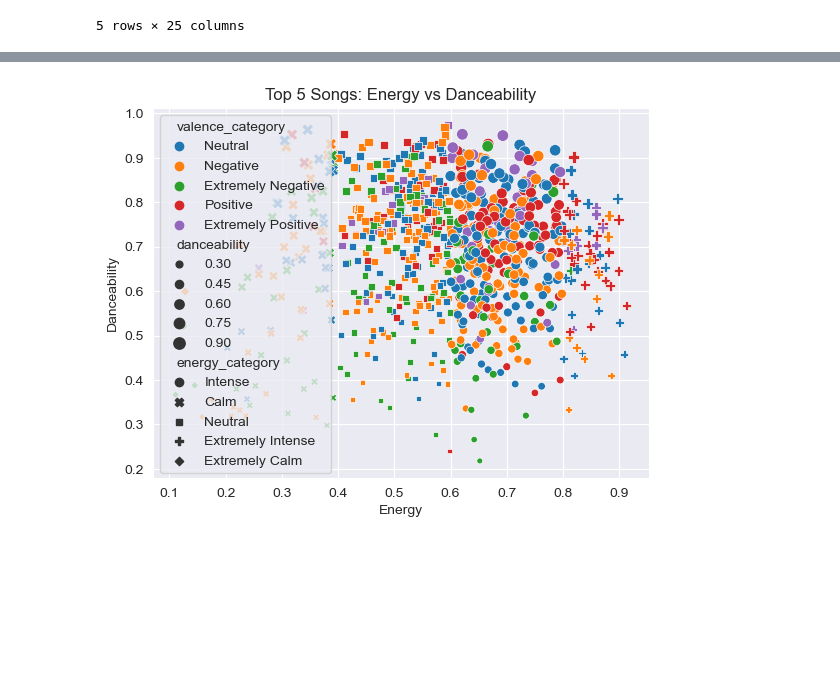
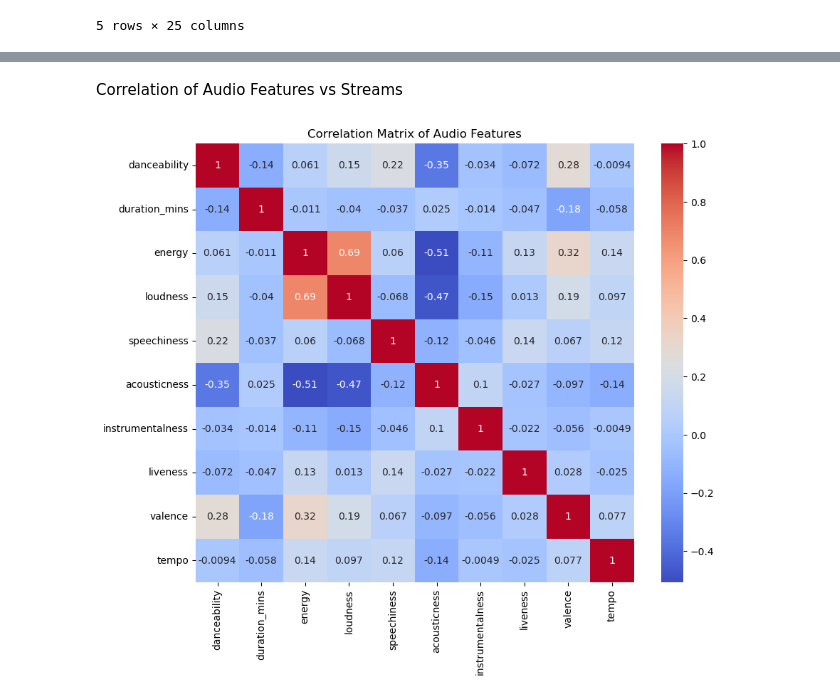
Before and after one commit to joseph-karadakis/GitGud, a Jupyter notebook: Spotify_Top10_Analysis.ipynb, the cells around one changed output, grey strips where cells are left out. Cells and saved outputs as stored; diff of their text form; code cells hidden in the pictures; blank space fills up the shorter version.

```diff
--- a/Spotify_Top10_Analysis.ipynb
+++ b/Spotify_Top10_Analysis.ipynb
@@ -63,13 +23,19 @@ plt.show()
-# %%
-import seaborn as sns
-
-sns.set_style('darkgrid')
-
-sns.scatterplot(data=top10_clean, x='energy', y='danceability', hue='valence_category', style='energy_category', size='danceability')
-
-plt.title('Top 5 Songs: Energy vs Danceability')
-plt.xlabel('Energy')
-plt.ylabel('Danceability')
-plt.show()
-# %% [output]
-[figure, removed]
+# %% [markdown]
+Correlation of Audio Features vs Streams
+# %%
+audio_features = ['danceability','duration_mins', 'energy', 'loudness', 'speechiness', 'acousticness', 'instrumentalness', 'liveness', 'valence', 'tempo']
+
+# Calculate the stream correlation matrix
+feature_correlation_matrix = top10_clean[audio_features].corr()
+
+# Create a heatmap
+plt.figure(figsize=(10, 8))
+sns.heatmap(feature_correlation_matrix, annot=True, cmap='coolwarm', square=True)
+
+# Set chart title
+plt.title('Correlation Matrix of Audio Features')
+
+# Display the heatmap
+plt.show()
+# %% [output]
+[figure, added]
```
Also changed, not shown: parts of 26 cells of this notebook.
